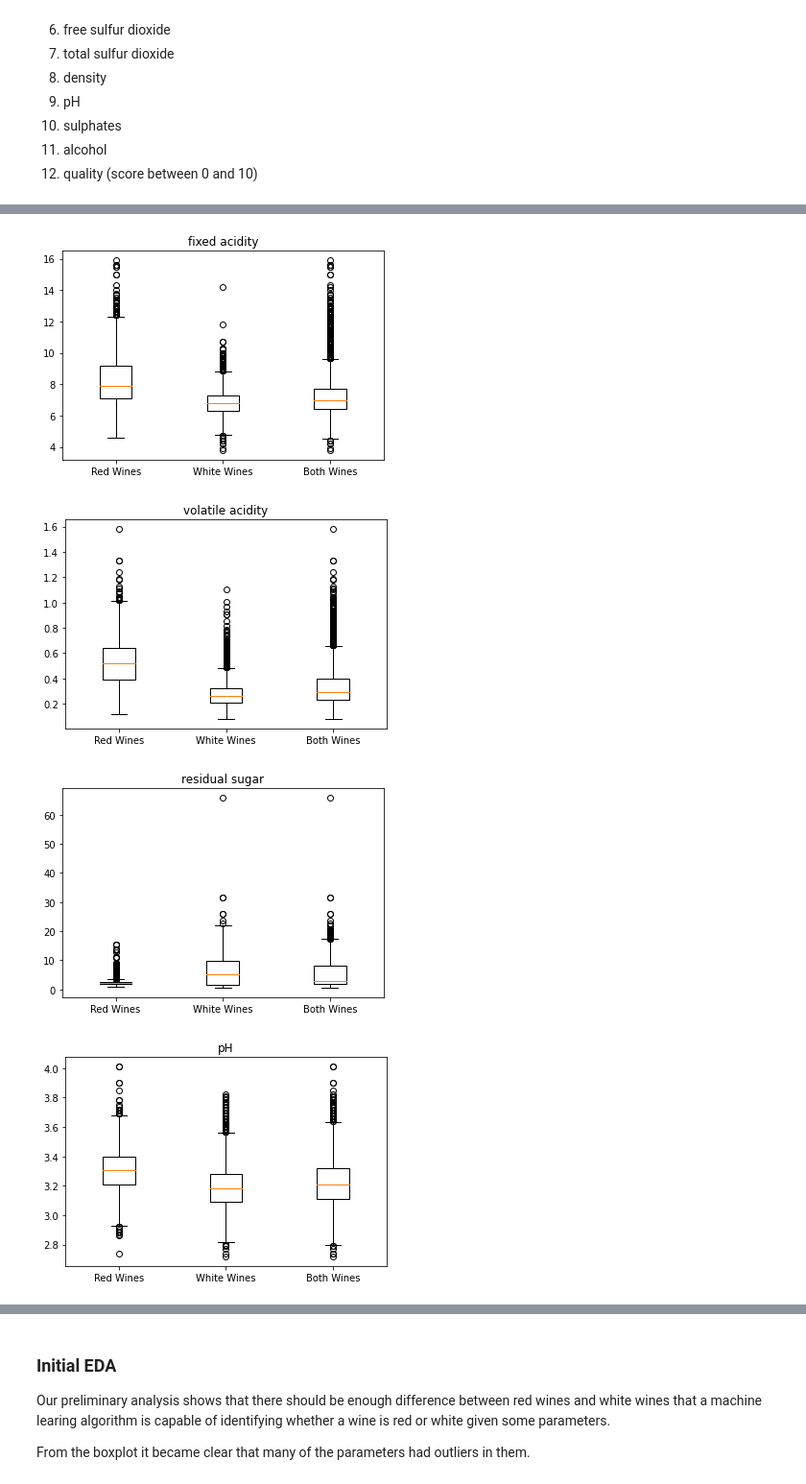
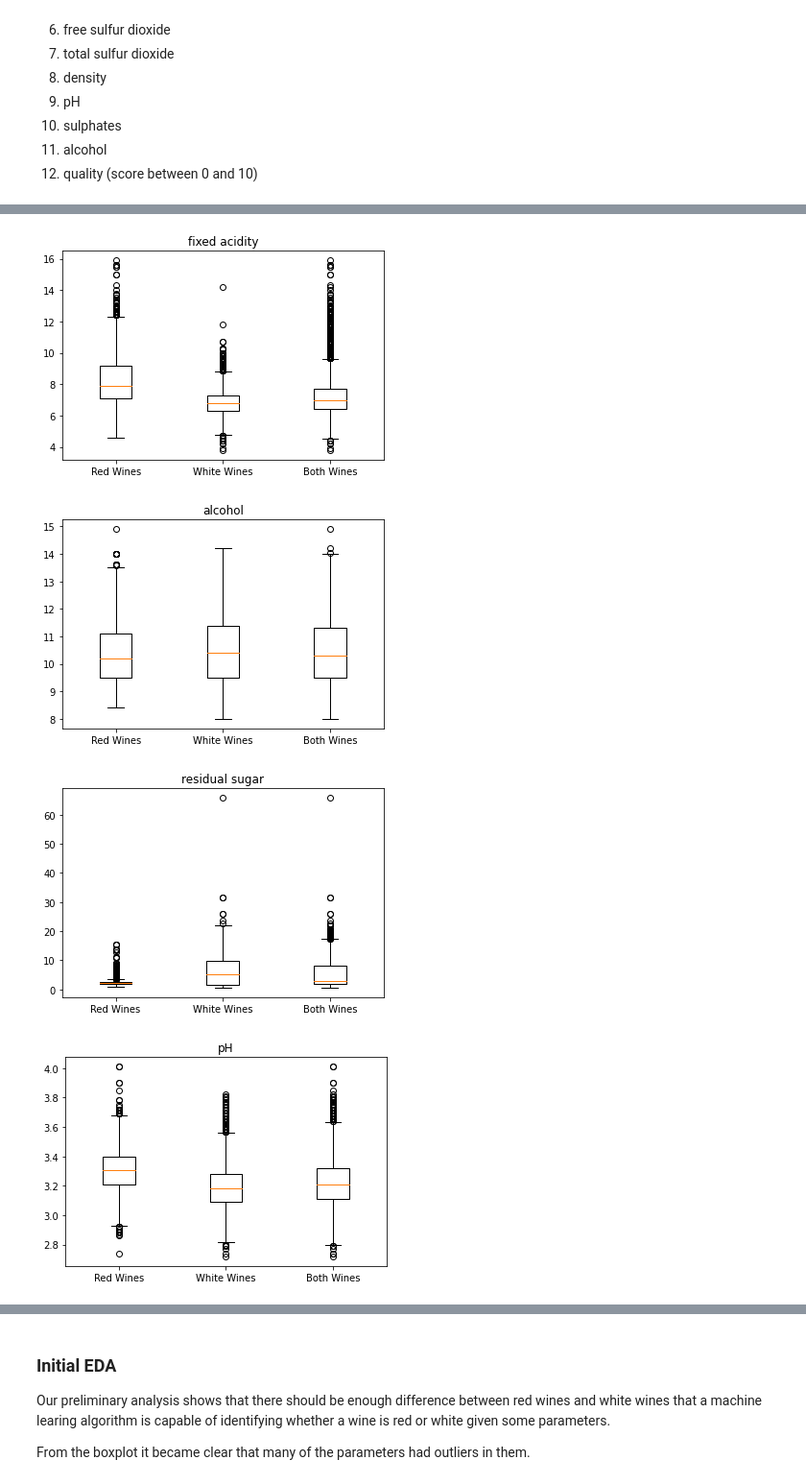
Before and after one commit to teddybeargun/COGS118B, a Jupyter notebook: WineEDA.ipynb, the cells around one changed output, grey strips where cells are left out. Shown: that part at 96% size. Cells and saved outputs as stored; diff of their text form; code cells hidden in the pictures.

```diff
--- a/WineEDA.ipynb
+++ b/WineEDA.ipynb
@@ -3,8 +3,8 @@ import pandas as pd
 import numpy as np
 import matplotlib.pyplot as plt
 
-redWineDF = pd.read_csv("redwinedata.csv", sep=";") # Load in red wines data
-whiteWineDF = pd.read_csv("whitewinedata.csv", sep=";")  # Load in white wines data
+redWineDF = pd.read_csv("winequality-red.csv", sep=";") # Load in red wines data
+whiteWineDF = pd.read_csv("winequality-white.csv", sep=";")  # Load in white wines data
 
 bothWineDF = pd.concat([redWineDF, whiteWineDF]) # Combine DF into single DF
 bothWineDF = bothWineDF.sample(frac=1).reset_index(drop=True) # Randomize the combined DF
@@ -35,14 +71,14 @@ The full data set has 6497 rows and 12 columns. (6497 entries with 12 dimensions
 # %%
 headers = ["Red Wines", "White Wines", "Both Wines"]
-columnNames = ["fixed acidity", "volatile acidity", "residual sugar", "pH", "quality"]
+columnNames = ["fixed acidity", "alcohol", "residual sugar", "pH", "quality"]
 
 for x in columnNames:
     plt.subplots(1)
     plt.title(x)
     plt.boxplot([redWineDF[x], whiteWineDF[x], bothWineDF[x]], labels=headers)
 # %% [output]
 [figure]
-[figure, old version]
+[figure, new version]
 [figure]
 [figure]
 [figure]
```
Also changed, not shown: parts of 4 cells of this notebook, 3 other files.
